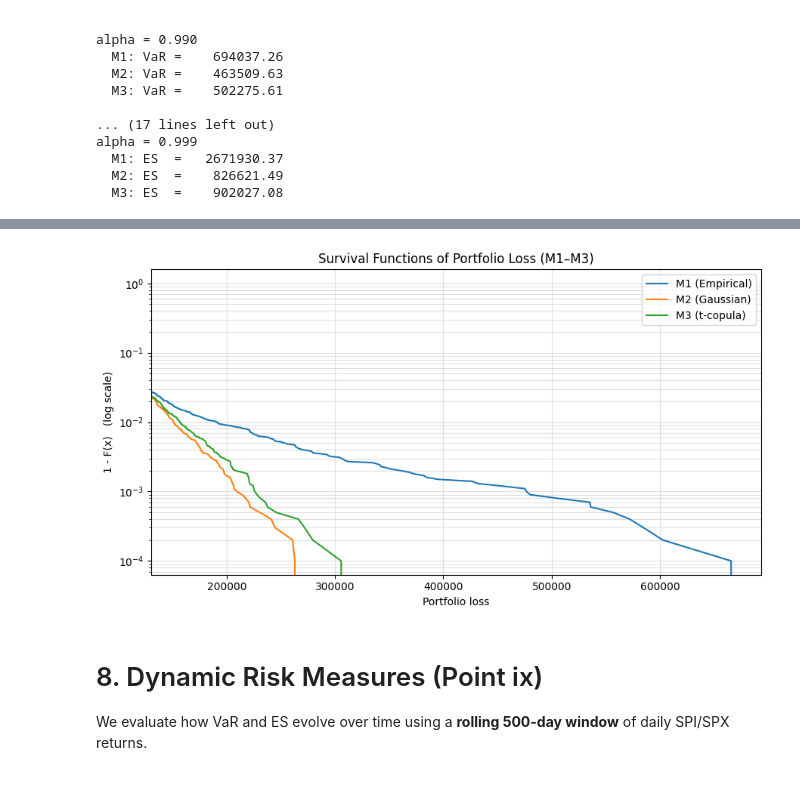
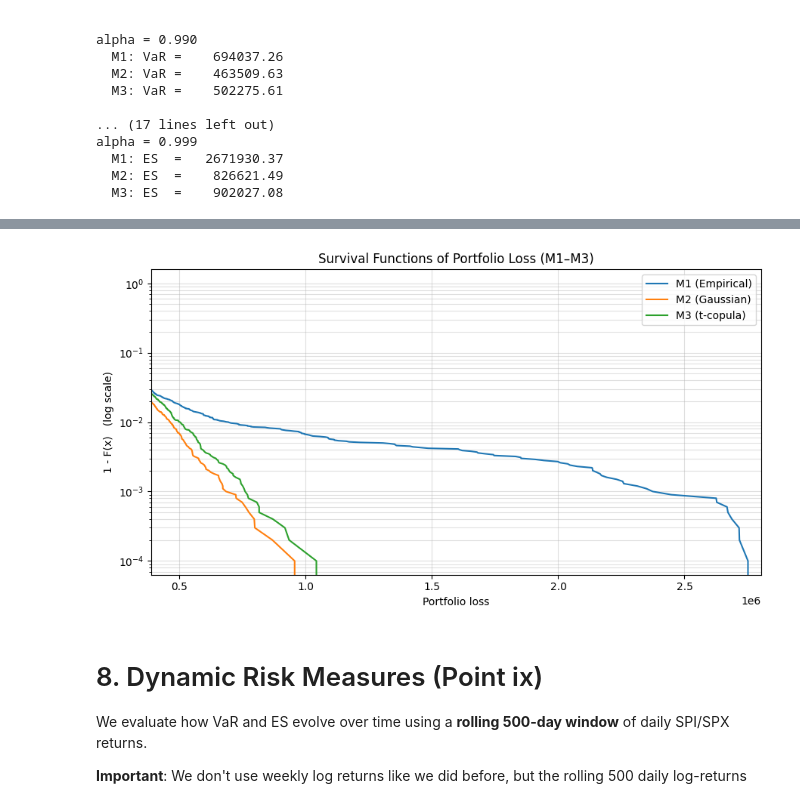
Before and after one commit to juanfp02/quant-risk-management, a Jupyter notebook: main.ipynb, the cells around one changed output, grey strips where cells are left out. Drawn from its saved outputs; the diff is of its cells as text; code cells hidden in the pictures.

```diff
--- a/main.ipynb
+++ b/main.ipynb
@@ -339,11 +348,6 @@ def simulate_theta_M3(n_sims, mu, sigma, nu, rho, rng):
 # Helper: simulate Y_k given Θ-simulations
 # ---------------------------------------------------------
 
-lam = credit["lambda_k"].values              # (K,)
-a = credit[["a_k1", "a_k2"]].values          # (K,2)  (re-used from above)
-s_k = credit["s_k"].values                   # (K,)
-K = len(credit)
-
 def simulate_Y(theta_sims, rng):
     """
     theta_sims: (n_sims, 2)
@@ -636,27 +640,38 @@ plt.show()
 # %%
+def ecdf(x):
+    x = np.sort(x)
+    y = np.linspace(0, 1, len(x), endpoint=False) + 1/len(x)
+    return x, y
+
+x1, F1 = ecdf(L_M1)
+x2, F2 = ecdf(L_M2)
+x3, F3 = ecdf(L_M3)
+
 fig, ax = plt.subplots(figsize=(9, 5))
 
 ax.plot(x1, 1-F1, label="M1 (Empirical)")
 ax.plot(x2, 1-F2, label="M2 (Gaussian)")
 ax.plot(x3, 1-F3, label="M3 (t-copula)")
 
 ax.set_xlim(q95, Lmax)
 ax.set_yscale("log")     # log-scale highlights tail differences
 ax.set_xlabel("Portfolio loss")
 ax.set_ylabel("1 - F(x)   (log scale)")
 ax.set_title("Survival Functions of Portfolio Loss (M1–M3)")
 ax.legend()
 ax.grid(True, which="both", alpha=0.4)
 
 plt.tight_layout()
 plt.show()
 # %% [output]
-[figure, old version]
+[figure, new version]
 # %% [markdown]
 # 8. Dynamic Risk Measures (Point ix)
 
 We evaluate how VaR and ES evolve over time using a **rolling 500-day window**
 of daily SPI/SPX returns.
+
+**Important**: We don't use weekly log returns like we did before, but the rolling 500 daily log-returns
 # %%
 window_size = 500
 N_SIM = 10_000
```
Also changed, not shown: parts of 12 cells of this notebook.
